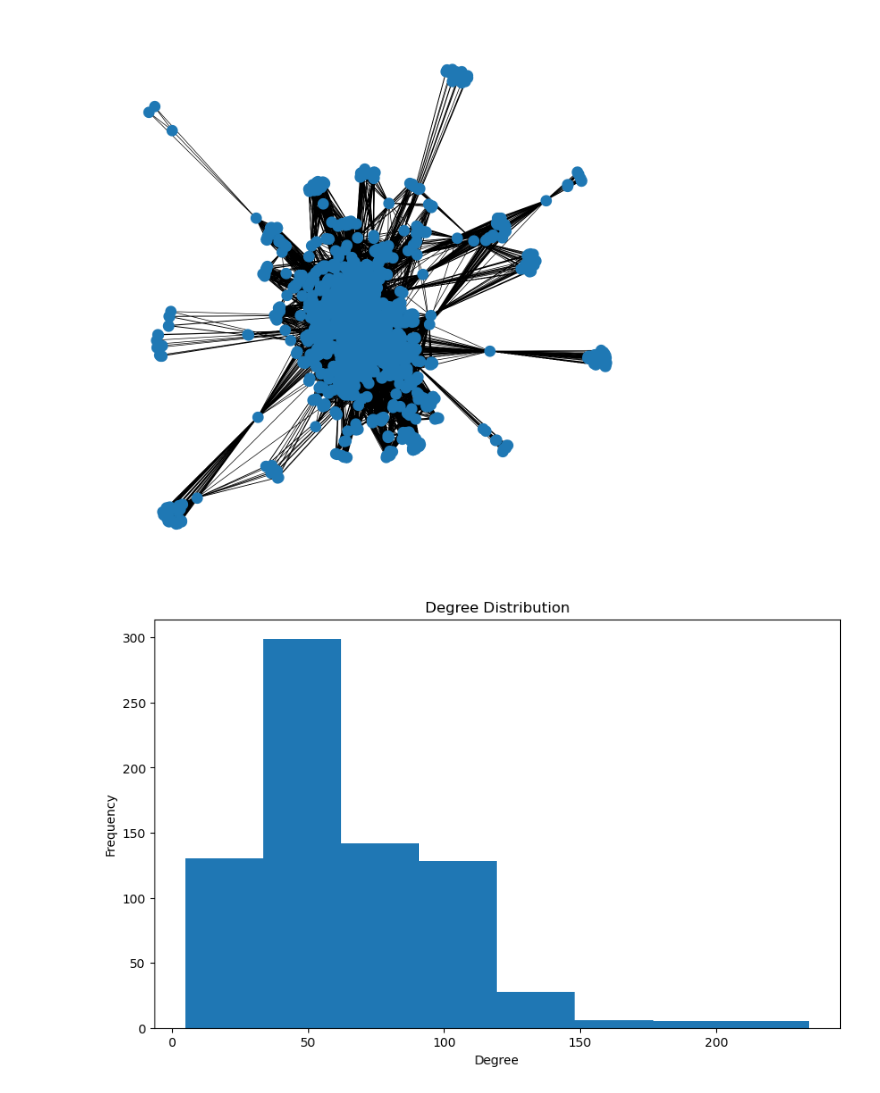
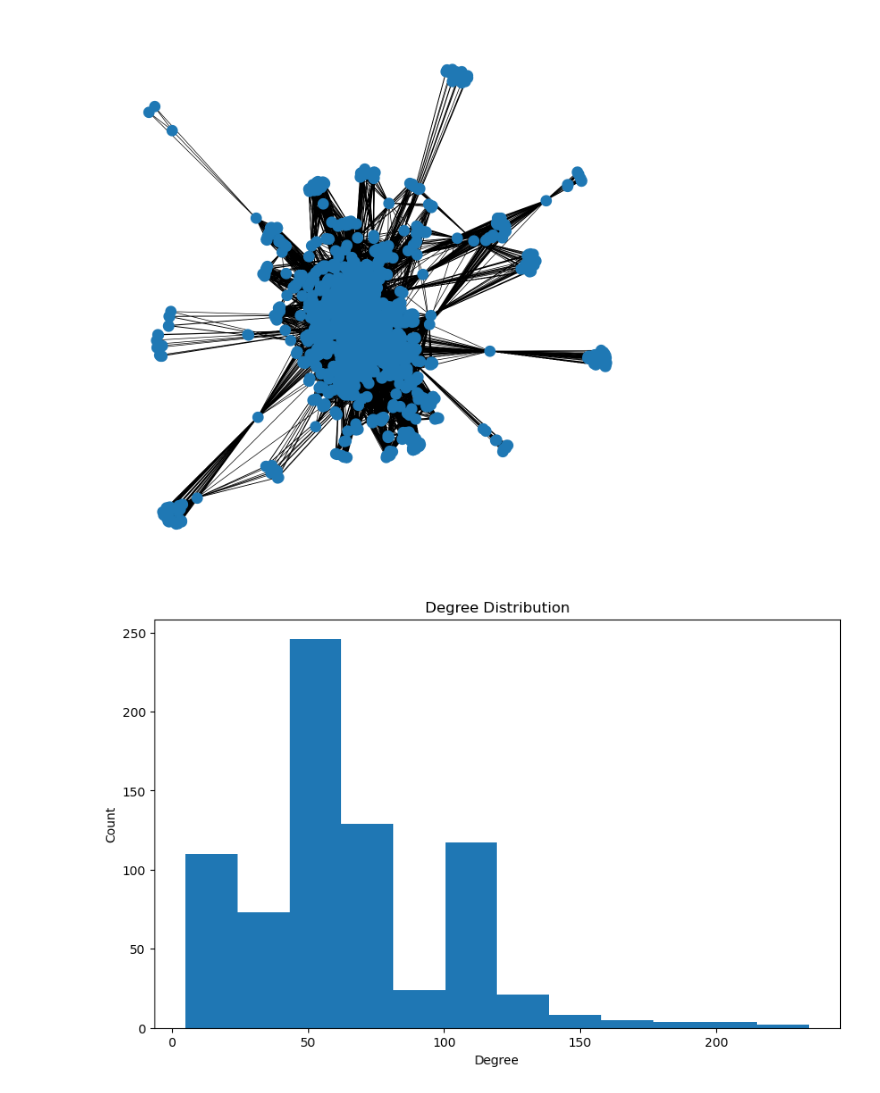
Before and after one commit to meteor123456/Spotify-Artist-Cooccurence, a Jupyter notebook: analysis.ipynb, the cells around one changed output. Cells and saved outputs as stored; diff of their text form; code cells hidden in the pictures.

Commit message:
edited degree distribution

```diff
--- a/analysis.ipynb
+++ b/analysis.ipynb
@@ -32,10 +32,10 @@ Graph with 1860 nodes and 82404 edges
 # %%
 degrees = [deg for node, deg in g.degree()]
 plt.figure(figsize=(10, 6))
-plt.hist(degrees, bins=8)
+plt.hist(degrees, bins=12)
 plt.xlabel("Degree")
 plt.ylabel("Count")
 plt.title("Degree Distribution")
 plt.show()
 # %% [output]
-[figure, old version]
+[figure, new version]
```
